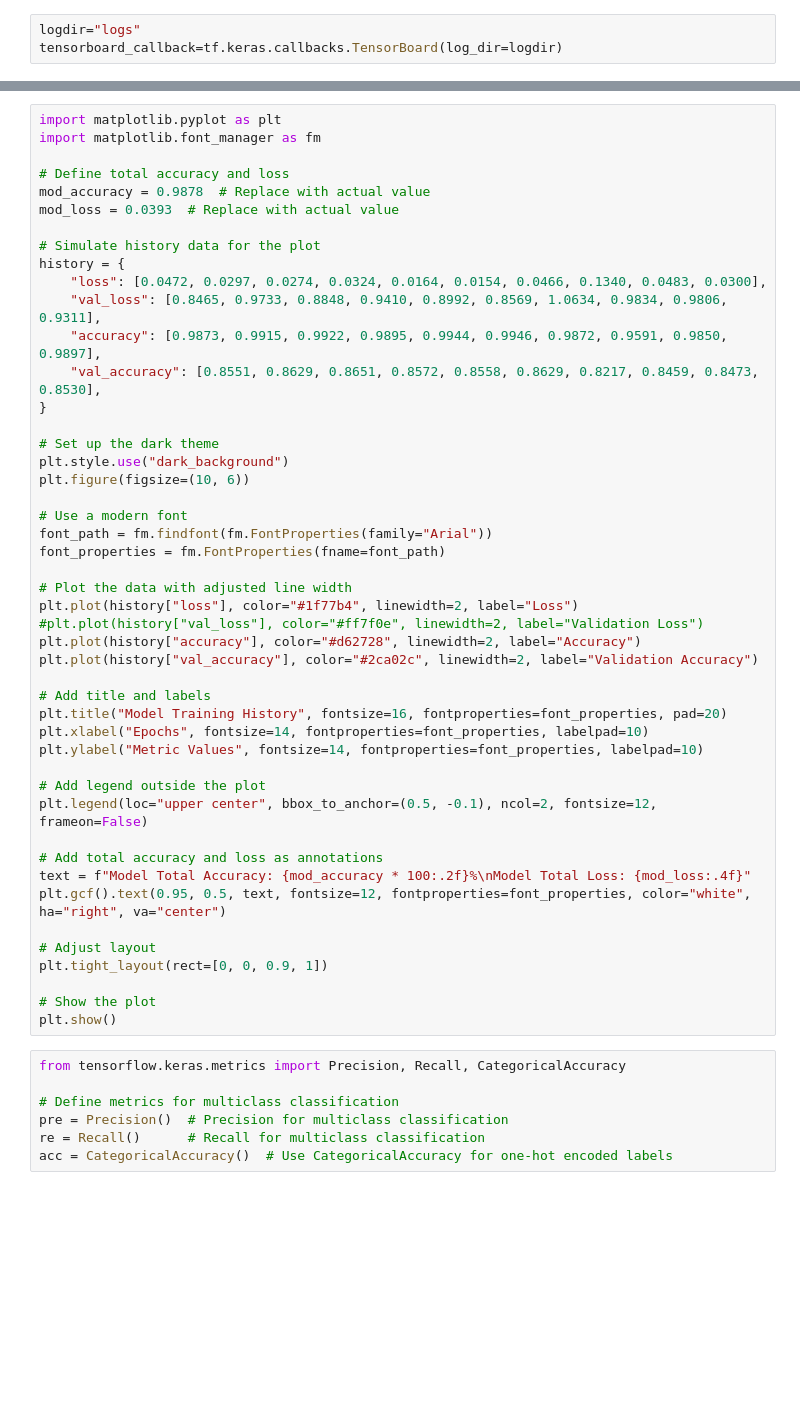
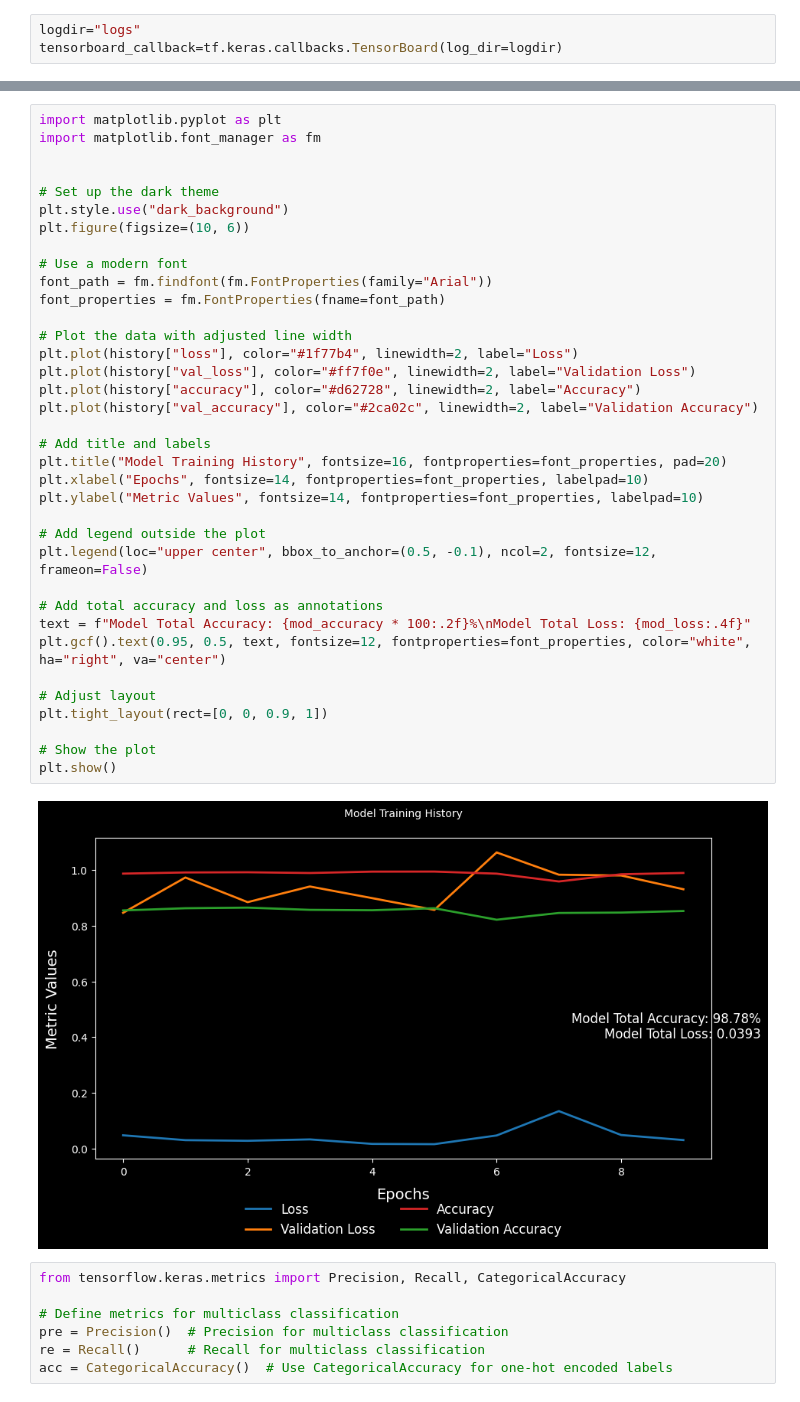
Before and after one commit to KeshUdana/ModeCNNv1, a Jupyter notebook: moddev1.ipynb, the cells around one changed output, grey strips where cells are left out. Drawn from its saved outputs; the diff is of its cells as text; blank space fills up the shorter version.

```diff
--- a/moddev1.ipynb
+++ b/moddev1.ipynb
@@ -178,49 +226,40 @@ print(f"Model Total Loss: {mod_loss:.4f}")
 import matplotlib.pyplot as plt
 import matplotlib.font_manager as fm
 
-# Define total accuracy and loss
-mod_accuracy = 0.9878  # Replace with actual value
-mod_loss = 0.0393  # Replace with actual value
-
-# Simulate history data for the plot
-history = {
-    "loss": [0.0472, 0.0297, 0.0274, 0.0324, 0.0164, 0.0154, 0.0466, 0.1340, 0.0483, 0.0300],
-    "val_loss": [0.8465, 0.9733, 0.8848, 0.9410, 0.8992, 0.8569, 1.0634, 0.9834, 0.9806, 0.9311],
-    "accuracy": [0.9873, 0.9915, 0.9922, 0.9895, 0.9944, 0.9946, 0.9872, 0.9591, 0.9850, 0.9897],
-    "val_accuracy": [0.8551, 0.8629, 0.8651, 0.8572, 0.8558, 0.8629, 0.8217, 0.8459, 0.8473, 0.8530],
-}
 
 # Set up the dark theme
 plt.style.use("dark_background")
 plt.figure(figsize=(10, 6))
 
 # Use a modern font
 font_path = fm.findfont(fm.FontProperties(family="Arial"))
 font_properties = fm.FontProperties(fname=font_path)
 
 # Plot the data with adjusted line width
 plt.plot(history["loss"], color="#1f77b4", linewidth=2, label="Loss")
-#plt.plot(history["val_loss"], color="#ff7f0e", linewidth=2, label="Validation Loss")
+plt.plot(history["val_loss"], color="#ff7f0e", linewidth=2, label="Validation Loss")
 plt.plot(history["accuracy"], color="#d62728", linewidth=2, label="Accuracy")
 plt.plot(history["val_accuracy"], color="#2ca02c", linewidth=2, label="Validation Accuracy")
 
 # Add title and labels
 plt.title("Model Training History", fontsize=16, fontproperties=font_properties, pad=20)
 plt.xlabel("Epochs", fontsize=14, fontproperties=font_properties, labelpad=10)
 plt.ylabel("Metric Values", fontsize=14, fontproperties=font_properties, labelpad=10)
 
 # Add legend outside the plot
 plt.legend(loc="upper center", bbox_to_anchor=(0.5, -0.1), ncol=2, fontsize=12, frameon=False)
 
 # Add total accuracy and loss as annotations
 text = f"Model Total Accuracy: {mod_accuracy * 100:.2f}%\nModel Total Loss: {mod_loss:.4f}"
 plt.gcf().text(0.95, 0.5, text, fontsize=12, fontproperties=font_properties, color="white", ha="right", va="center")
 
 # Adjust layout
 plt.tight_layout(rect=[0, 0, 0.9, 1])
 
 # Show the plot
 plt.show()
+# %% [output]
+[figure, added]
 # %%
 from tensorflow.keras.metrics import Precision, Recall, CategoricalAccuracy
 
```
Also changed, not shown: parts of 6 cells of this notebook.
